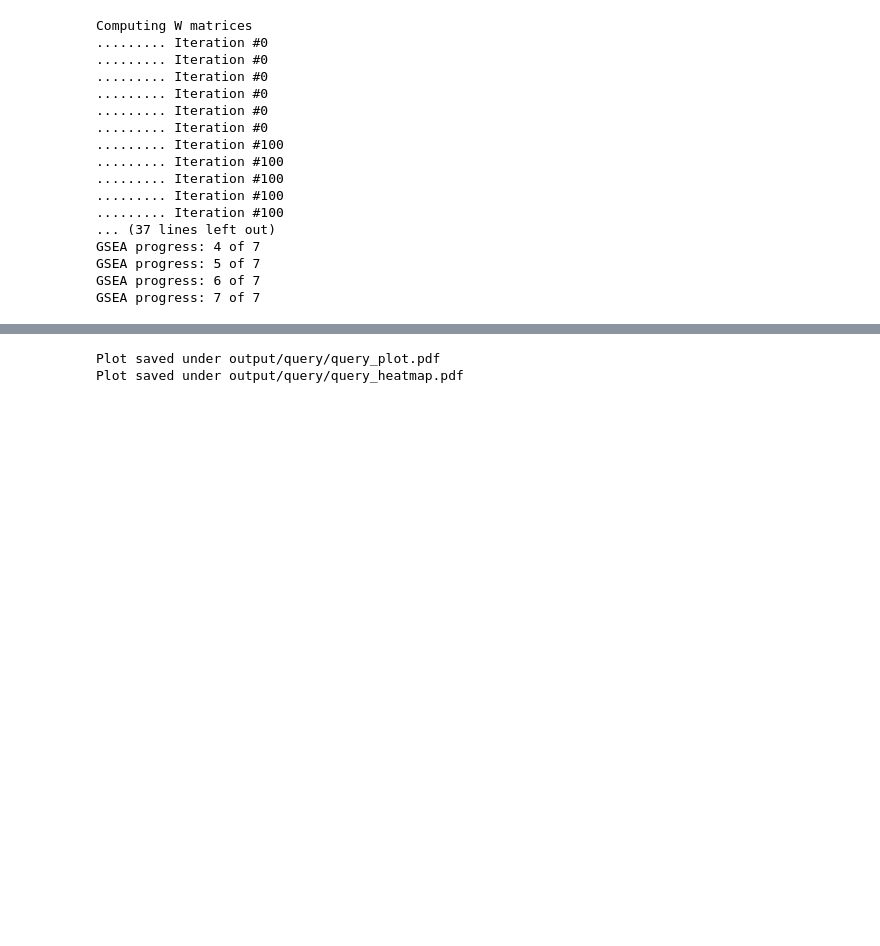
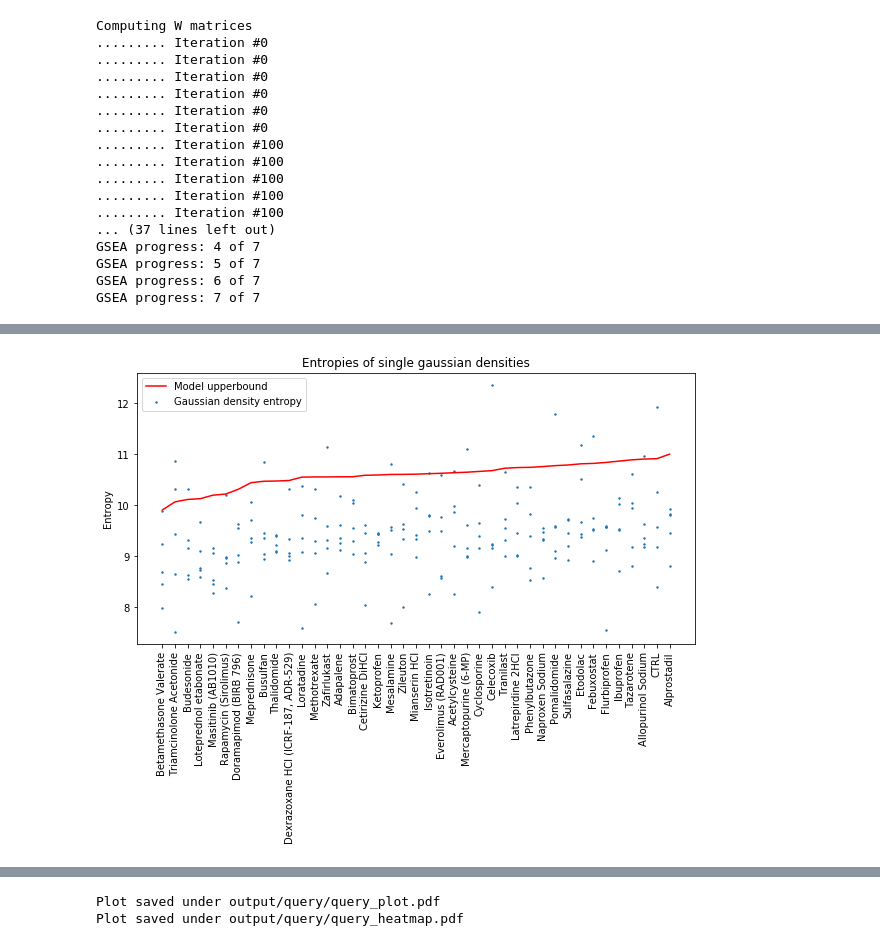
Before and after one commit to thomsonlab/popalign, a Jupyter notebook: examples/popalign.ipynb, the cells around one changed output, grey strips where cells are left out. Drawn from its saved outputs; the diff is of its cells as text; code cells hidden in the pictures; blank space fills up the shorter version.

Commit message:
changes plots

```diff
--- a/examples/popalign.ipynb
+++ b/examples/popalign.ipynb
@@ -110,6 +128,9 @@ PA.build_gmms(pop,
 # %%
 # Calculate all the subpopulations entropies for each samples
+importlib.reload(PA)
 PA.entropy(pop)
+# %% [output]
+[figure, added]
 # %%
 # Align subpopulations of each sample against a reference model's subpopulations
 importlib.reload(PA)
```
Also changed, not shown: parts of 8 cells of this notebook, 1 other file.
